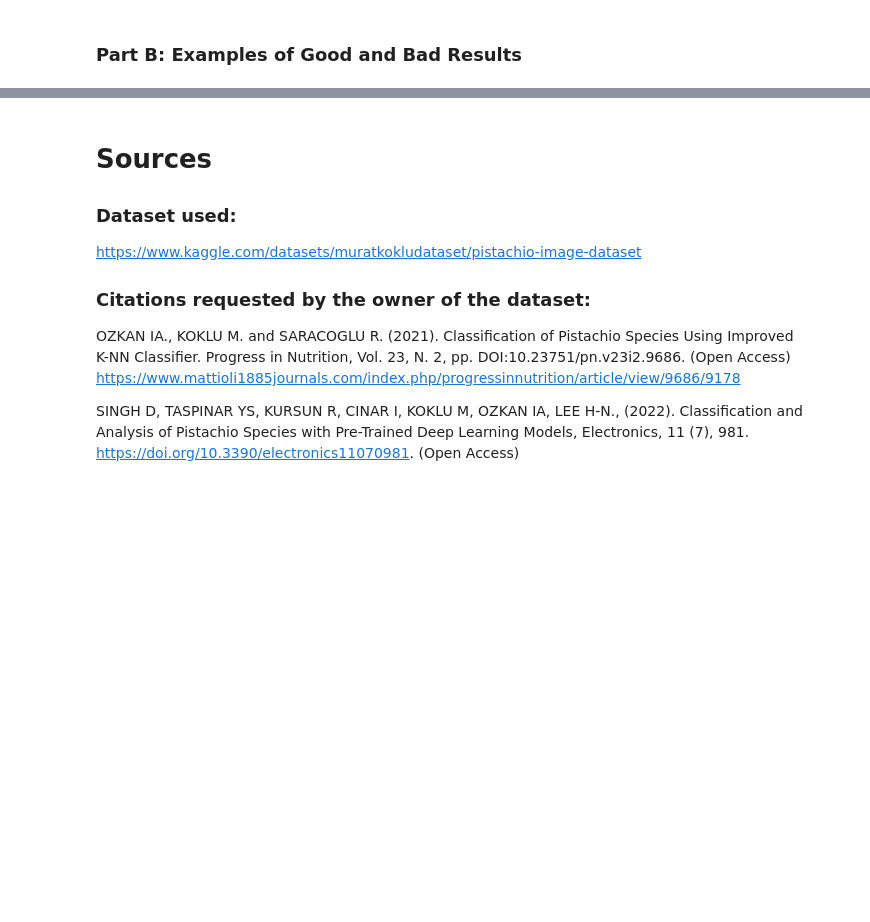
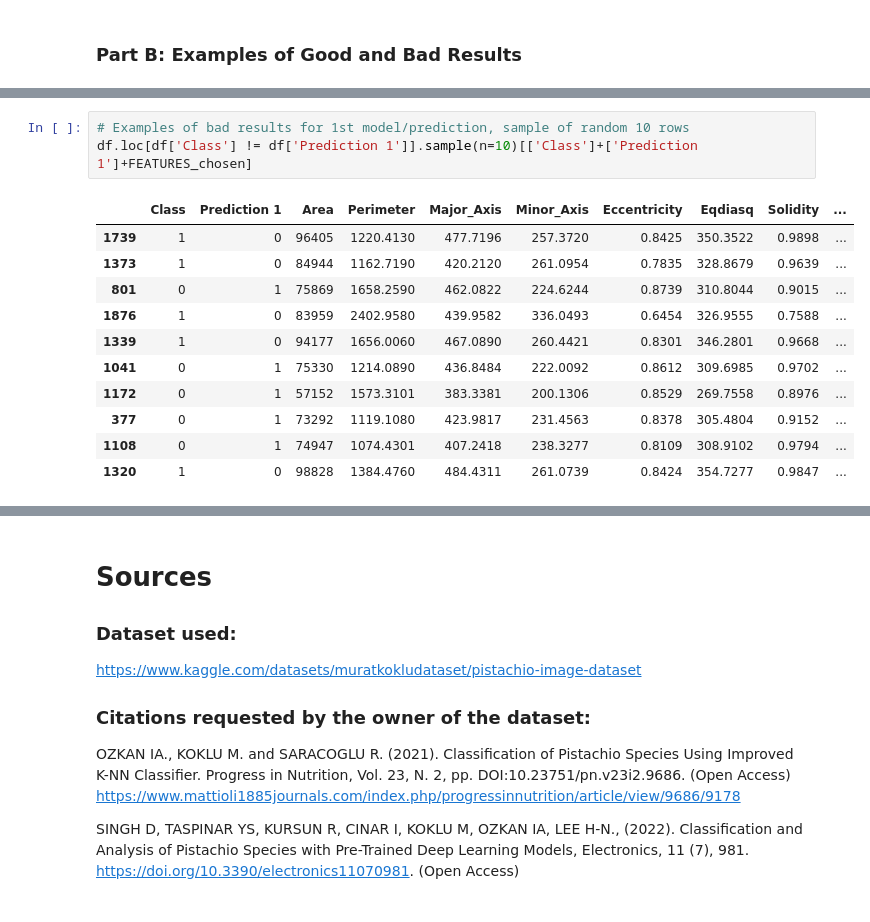
Before and after one commit to muhammedizol/csi4106, a Jupyter notebook: CSI 4106 Project 1.ipynb, the cells around one changed output, grey strips where cells are left out. Cells and saved outputs as stored; diff of their text form; blank space fills up the shorter version.

```diff
--- a/CSI 4106 Project 1.ipynb
+++ b/CSI 4106 Project 1.ipynb
@@ -1236,0 +1360,15 @@ Given the choice, it would make most sense to pick Logistic Regression for this
+# %%
+# Examples of bad results for 1st model/prediction, sample of random 10 rows
+df.loc[df['Class'] != df['Prediction 1']].sample(n=10)[['Class']+['Prediction 1']+FEATURES_chosen]
+# %% [output]
+|  | Class | Prediction 1 | Area | Perimeter | Major_Axis | Minor_Axis | Eccentricity | Eqdiasq | Solidity | ... |
+| 1739 | 1 | 0 | 96405 | 1220.4130 | 477.7196 | 257.3720 | 0.8425 | 350.3522 | 0.9898 | ... |
+| 1373 | 1 | 0 | 84944 | 1162.7190 | 420.2120 | 261.0954 | 0.7835 | 328.8679 | 0.9639 | ... |
+| 801 | 0 | 1 | 75869 | 1658.2590 | 462.0822 | 224.6244 | 0.8739 | 310.8044 | 0.9015 | ... |
+| 1876 | 1 | 0 | 83959 | 2402.9580 | 439.9582 | 336.0493 | 0.6454 | 326.9555 | 0.7588 | ... |
+| 1339 | 1 | 0 | 94177 | 1656.0060 | 467.0890 | 260.4421 | 0.8301 | 346.2801 | 0.9668 | ... |
+| 1041 | 0 | 1 | 75330 | 1214.0890 | 436.8484 | 222.0092 | 0.8612 | 309.6985 | 0.9702 | ... |
+| 1172 | 0 | 1 | 57152 | 1573.3101 | 383.3381 | 200.1306 | 0.8529 | 269.7558 | 0.8976 | ... |
+| 377 | 0 | 1 | 73292 | 1119.1080 | 423.9817 | 231.4563 | 0.8378 | 305.4804 | 0.9152 | ... |
+| 1108 | 0 | 1 | 74947 | 1074.4301 | 407.2418 | 238.3277 | 0.8109 | 308.9102 | 0.9794 | ... |
+| 1320 | 1 | 0 | 98828 | 1384.4760 | 484.4311 | 261.0739 | 0.8424 | 354.7277 | 0.9847 | ... |
```
Also changed, not shown: parts of 42 cells of this notebook.
